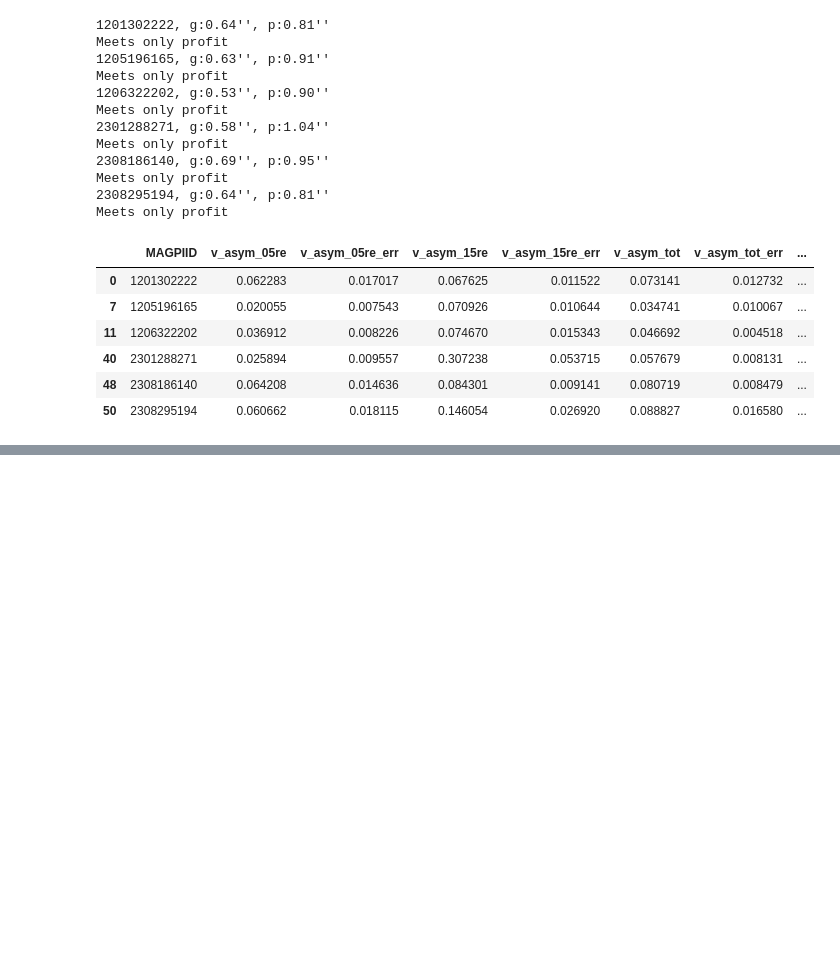
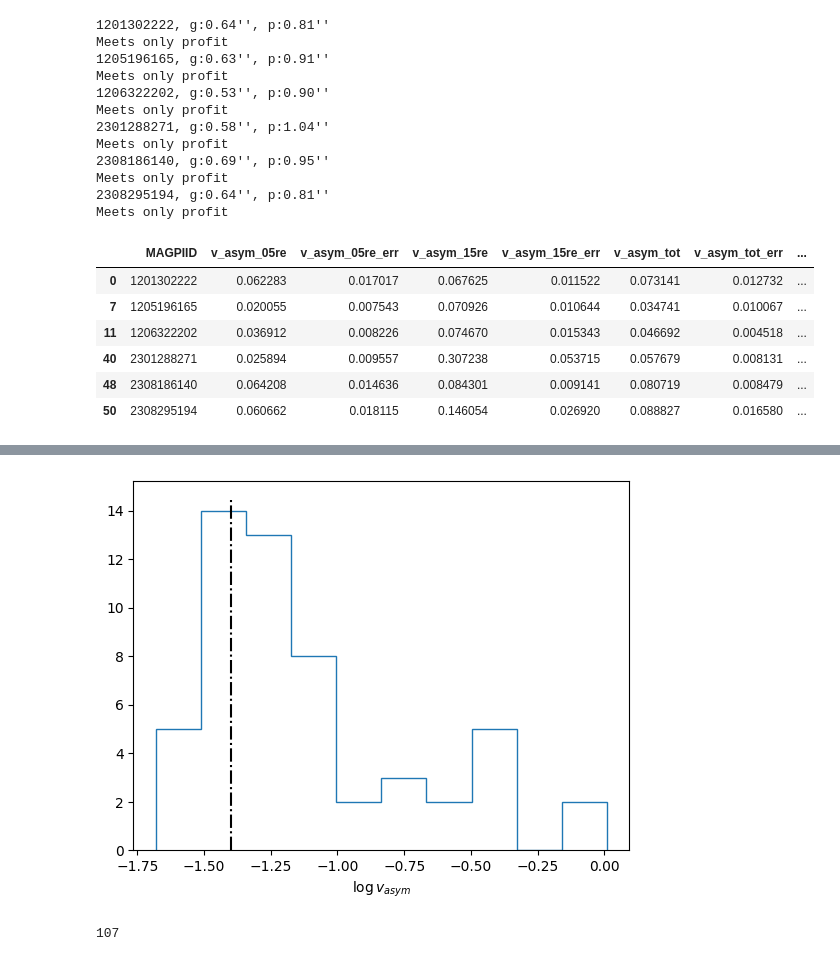
Before and after one commit to r-bagge/MAGPI_kinematics, a Jupyter notebook: plots.ipynb, the cells around one changed output, grey strips where cells are left out. Drawn from its saved outputs; the diff is of its cells as text; code cells hidden in the pictures; blank space fills up the shorter version.

```diff
--- a/plots.ipynb
+++ b/plots.ipynb
@@ -109,0 +117,9 @@ sample[sample["MAGPIID"].isin(check)]
+# %%
+sample = pd.read_csv("/Users/ryanbagge/Library/CloudStorage/OneDrive-UNSW/MAGPI_csv/MAGPI_kinemetry_sample_1Re.csv")
+fig,ax = plt.subplots()
+ax.hist(np.log10(sample["v_asym_g"].to_numpy()),histtype="step")
+ax.vlines(np.log10(0.04),ymin=0,ymax=14.5, ls="dashdot",colors="k")
+ax.set_xlabel(r"$\log v_{asym}$")
+plt.savefig("/Users/ryanbagge/Library/CloudStorage/OneDrive-UNSW/MAGPI_Plots/v_asym_hist.pdf",bbox_inches="tight")
+# %% [output]
+[figure, added]
@@ -109,0 +131,4 @@ sample[sample["MAGPIID"].isin(check)]
+# %%
+fig,ax = plt.subplots()
+# %% [output]
+107
```
Also changed, not shown: parts of 3 cells of this notebook.
